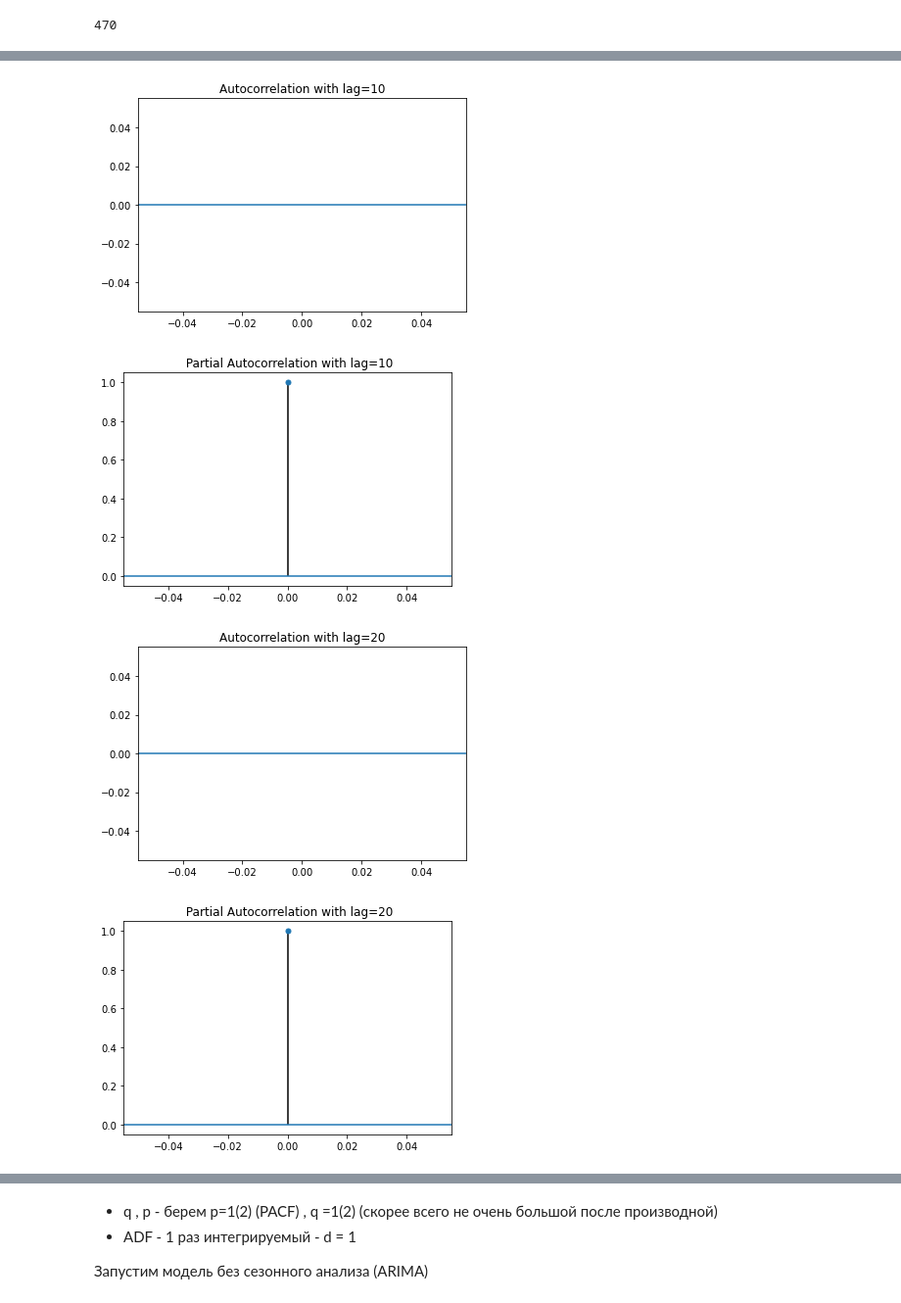
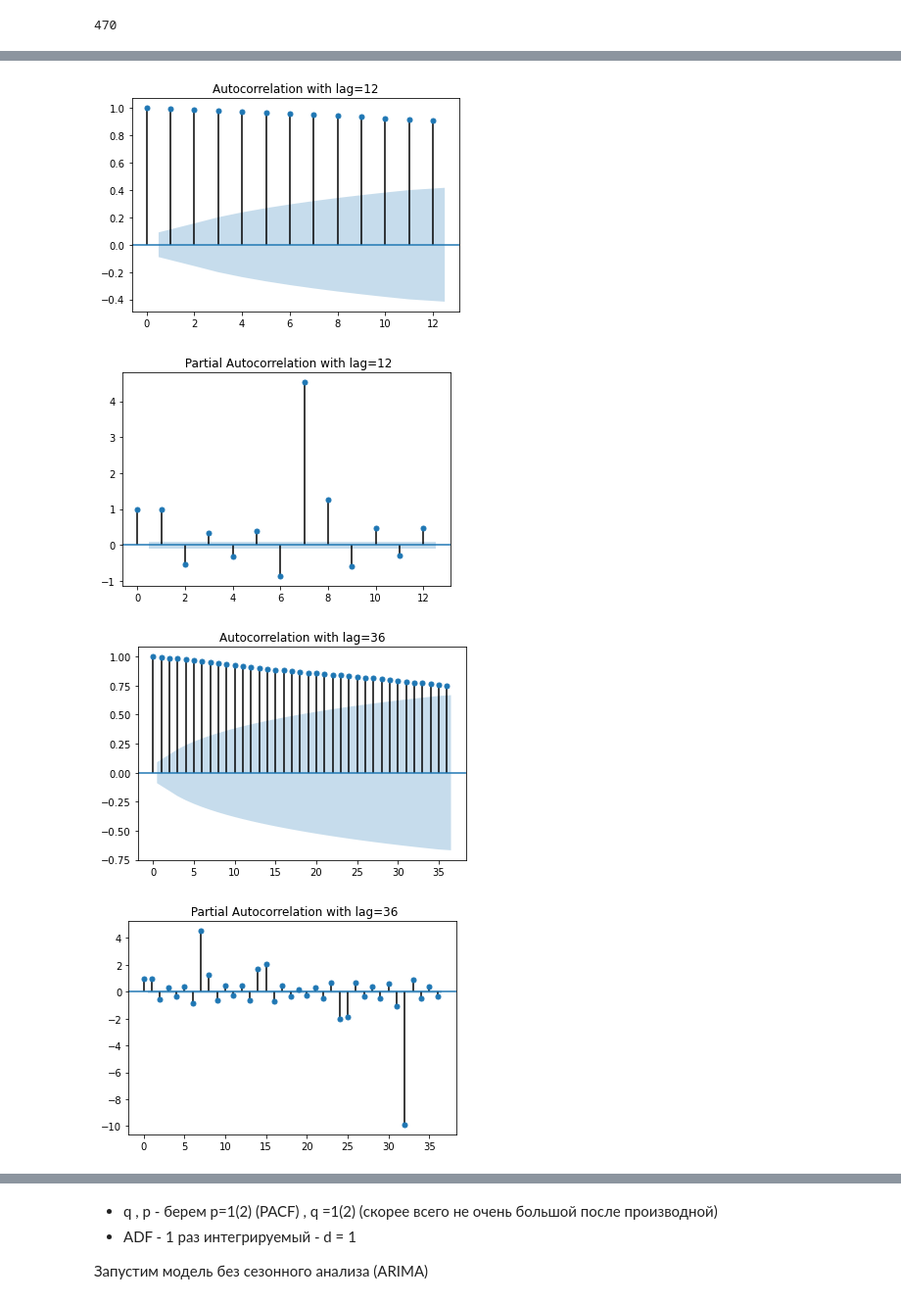
Before and after one commit to AndreyU123/Machine_Learning_in_Business, a Jupyter notebook: Lesson3/Ukladnikov_Andrey_Lesson3.ipynb, the cells around one changed output, grey strips where cells are left out. Shown: that part at 98% size. Saved outputs shown, nothing was run; the diff lists cells and outputs as text; code cells hidden in the pictures.

```diff
--- a/Lesson3/Ukladnikov_Andrey_Lesson3.ipynb
+++ b/Lesson3/Ukladnikov_Andrey_Lesson3.ipynb
@@ -58,7 +58,7 @@ import statsmodels.api as sm
 from statsmodels.tsa.arima_model import ARIMA
 from random import random
 # %%
-lags_arr=[26,30,36,40,50]
+lags_arr=[6,12,24,36]
 
 for lags_item in lags_arr:
     sm.graphics.tsa.plot_acf(data_m['PJME_MW'].values, lags=lags_item)
@@ -370,0 +383,3 @@ data_w.shape[0]
+# %%
+ind= np.where(data_w['Значение'].isnull())
+print(ind)
@@ -370,0 +400,3 @@ data_w.shape[0]
+# %%
+#Заполняем пропуск предыдущим значением
+data_w[ind[0][0]:ind[0][0]+1].values[0]=data_w[ind[0][0]-1:ind[0][0]].values[0]
@@ -371,5 +409,5 @@ data_w.shape[0]
 # %%
-lags_arr=[4,10,20,30,45,60,70]
+lags_arr=[4,12,36]
 
 for lags_item in lags_arr:
     sm.graphics.tsa.plot_acf(data_w['Значение'].values, lags=lags_item)
@@ -384,4 +422,4 @@ for lags_item in lags_arr:
-[figure, old version]
+[figure, new version]
-[figure, old version]
+[figure, new version]
-[figure, old version]
+[figure, new version]
-[figure, old version]
+[figure, new version]
```
Also changed, not shown: parts of 36 cells of this notebook.
